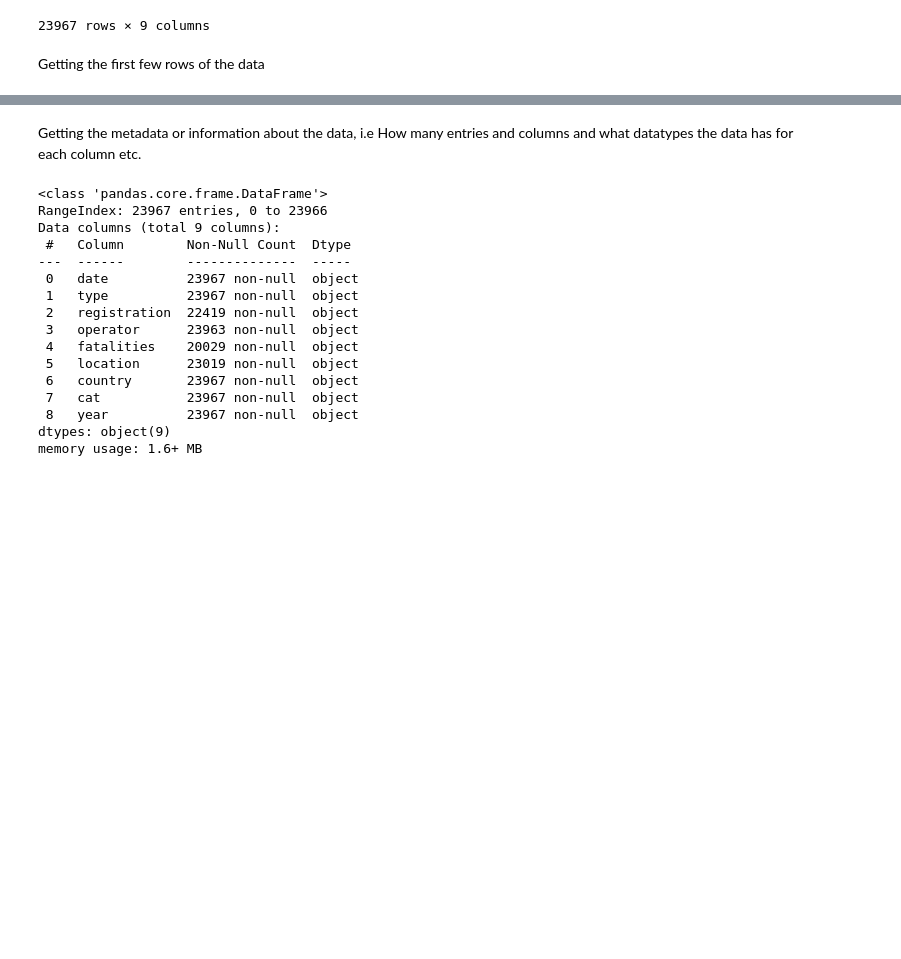
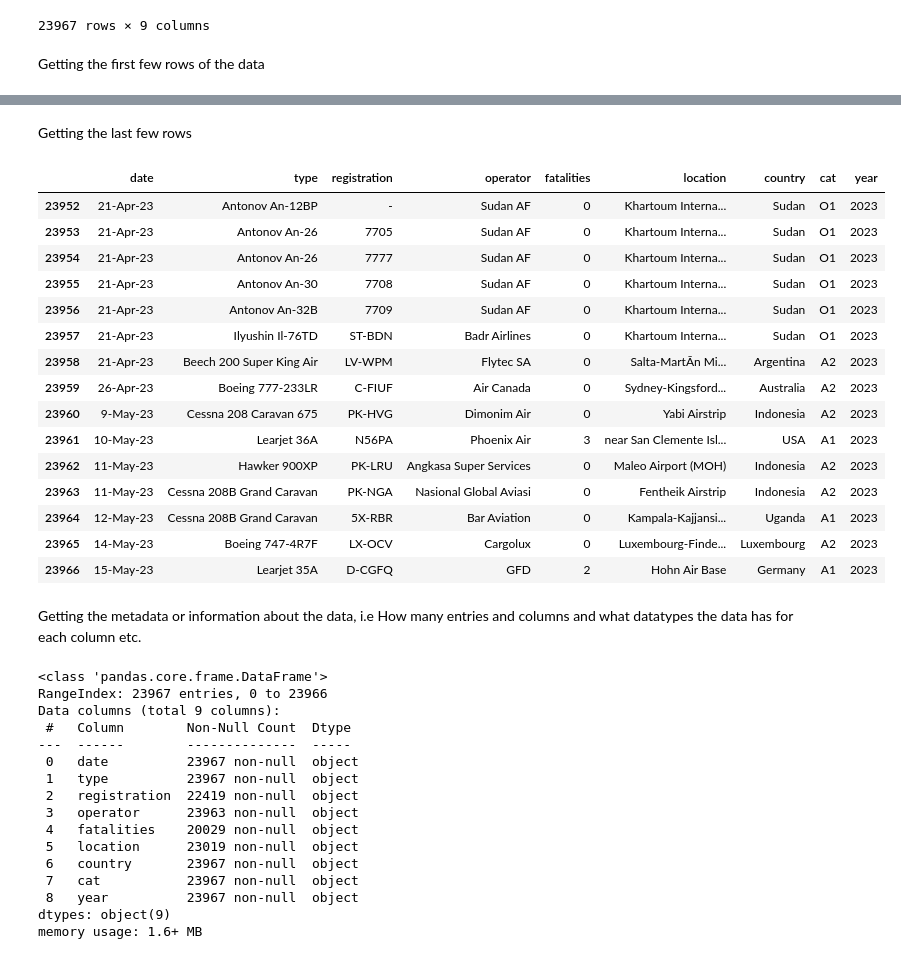
Before and after one commit to Christine-Muhoro/Phase-1-Project, a Jupyter notebook: index.ipynb, the cells around one changed output, grey strips where cells are left out. Saved outputs shown, nothing was run; the diff lists cells and outputs as text; code cells hidden in the pictures; blank space fills up the shorter version.

```diff
--- a/index.ipynb
+++ b/index.ipynb
@@ -56,3 +67,24 @@ df.head()
+# %% [markdown]
+Getting the last few rows
+# %%
+df.tail(15)
+# %% [output]
+|  | date | type | registration | operator | fatalities | location | country | cat | year |
+| 23952 | 21-Apr-23 | Antonov An-12BP | - | Sudan AF | 0 | Khartoum Interna... | Sudan | O1 | 2023 |
+| 23953 | 21-Apr-23 | Antonov An-26 | 7705 | Sudan AF | 0 | Khartoum Interna... | Sudan | O1 | 2023 |
+| 23954 | 21-Apr-23 | Antonov An-26 | 7777 | Sudan AF | 0 | Khartoum Interna... | Sudan | O1 | 2023 |
+| 23955 | 21-Apr-23 | Antonov An-30 | 7708 | Sudan AF | 0 | Khartoum Interna... | Sudan | O1 | 2023 |
+| 23956 | 21-Apr-23 | Antonov An-32B | 7709 | Sudan AF | 0 | Khartoum Interna... | Sudan | O1 | 2023 |
+| 23957 | 21-Apr-23 | Ilyushin Il-76TD | ST-BDN | Badr Airlines | 0 | Khartoum Interna... | Sudan | O1 | 2023 |
+| 23958 | 21-Apr-23 | Beech 200 Super King Air | LV-WPM | Flytec SA | 0 | Salta-MartÃ­n Mi... | Argentina | A2 | 2023 |
+| 23959 | 26-Apr-23 | Boeing 777-233LR | C-FIUF | Air Canada | 0 | Sydney-Kingsford... | Australia | A2 | 2023 |
+| 23960 | 9-May-23 | Cessna 208 Caravan 675 | PK-HVG | Dimonim Air | 0 | Yabi Airstrip | Indonesia | A2 | 2023 |
+| 23961 | 10-May-23 | Learjet 36A | N56PA | Phoenix Air | 3 | near San Clemente Isl... | USA | A1 | 2023 |
+| 23962 | 11-May-23 | Hawker 900XP | PK-LRU | Angkasa Super Services | 0 | Maleo Airport (MOH) | Indonesia | A2 | 2023 |
+| 23963 | 11-May-23 | Cessna 208B Grand Caravan | PK-NGA | Nasional Global Aviasi | 0 | Fentheik Airstrip | Indonesia | A2 | 2023 |
+| 23964 | 12-May-23 | Cessna 208B Grand Caravan | 5X-RBR | Bar Aviation | 0 | Kampala-Kajjansi... | Uganda | A1 | 2023 |
+| 23965 | 14-May-23 | Boeing 747-4R7F | LX-OCV | Cargolux | 0 | Luxembourg-Finde... | Luxembourg | A2 | 2023 |
+| 23966 | 15-May-23 | Learjet 35A | D-CGFQ | GFD | 2 | Hohn Air Base | Germany | A1 | 2023 |
 # %% [markdown]
 Getting the metadata or information about the data, i.e How many entries and columns and what datatypes the data has for each column etc.
 # %%
```
Also changed, not shown: parts of 58 cells of this notebook.
